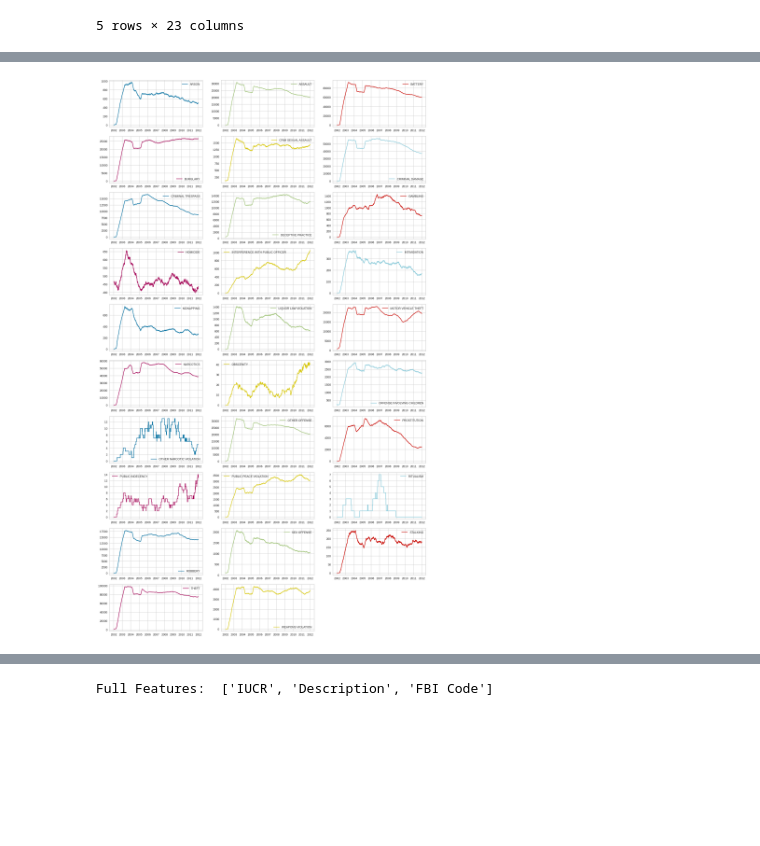
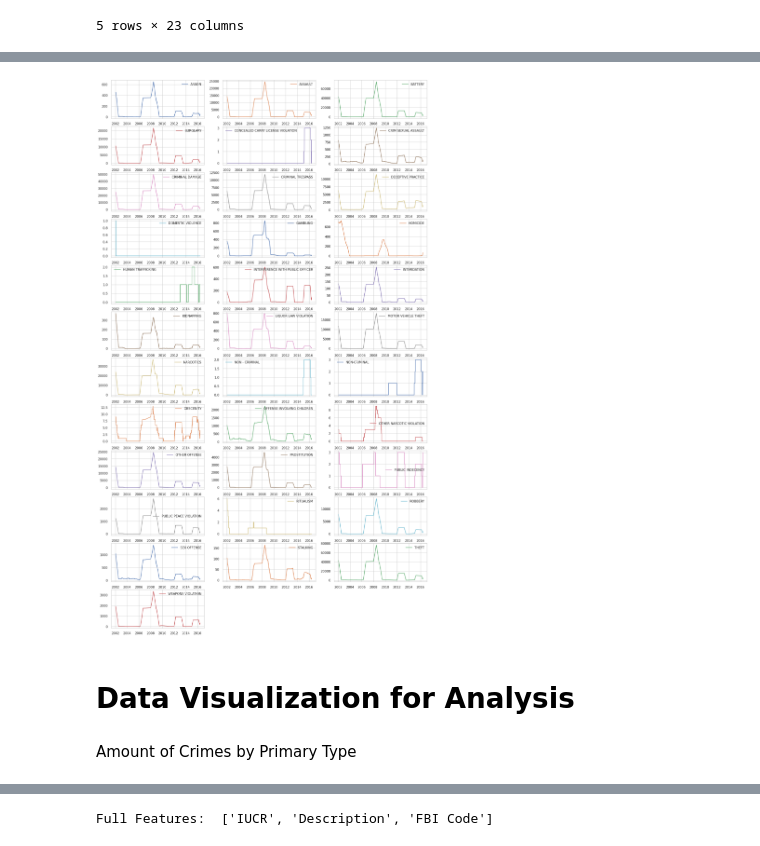
Before and after one commit to AnushkaMazumdar2/Machine-Learning-Project, a Jupyter notebook: ML_Project.ipynb, the cells around one changed output, grey strips where cells are left out. Cells and saved outputs as stored; diff of their text form; code cells hidden in the pictures; blank space fills up the shorter version.

```diff
--- a/ML_Project.ipynb
+++ b/ML_Project.ipynb
@@ -51,8 +31,7 @@ Drive already mounted at /content/drive; to attempt to forcibly remount, call dr
 # %%
 import csv
 df1 = pd.read_csv('/content/Chicago_Crimes_2001_to_2004.csv',error_bad_lines=False)
-df2 = pd.read_csv('/content/Chicago_Crimes_2005_to_2007.csv', error_bad_lines=False)
+df2 = pd.read_csv('/content/Chicago_Crimes_2005_to_2007.csv', error_bad_lines=False,engine="python")
 df3 = pd.read_csv('/content/Chicago_Crimes_2008_to_2011.csv',error_bad_lines=False,engine="python")
-#df4 = pd.read_csv('/content/Chicago_Crimes_2012_to_2017.csv', error_bad_lines=False)
-data = pd.concat([df1, df2, df3], ignore_index=False, axis=0)
+df4 = pd.read_csv('/content/Chicago_Crimes_2012_to_2017.csv',error_bad_lines=False)
 # %% [output]
@@ -59,0 +39,2 @@ Skipping line 386448: unexpected end of data
+# %%
+data1 = pd.concat([df1,df2,df3,df4],ignore_index=False, axis=0)
@@ -175,6 +172,6 @@ data.head()
 # %%
-crimes_count_date = data.pivot_table('ID', aggfunc=np.size, columns='Primary Type', index=data.index.date, fill_value=0)
+crimes_count_date = data1.pivot_table('ID', aggfunc=np.size, columns='Primary Type', index=data1.index.date, fill_value=0)
 crimes_count_date.index = pd.DatetimeIndex(crimes_count_date.index)
 plo = crimes_count_date.rolling(365).sum().plot(figsize=(20, 35), subplots=True, layout=(-1, 3), sharex=False, sharey=False)
 # %% [output]
-[figure, old version]
+[figure, new version]
@@ -189,6 +183,10 @@ data.drop(data.index [data[ 'Primary Type' ] == 'NON-CRIMINAL' ] , inplace = Tru
 data.drop(data.index [data[ 'Primary Type' ] == 'NON - CRIMINAL' ] , inplace = True)
 data.drop(data.index [data[ 'Primary Type' ] == 'OBSCENITY' ] , inplace = True)
 data.drop(data.index [data[ 'Primary Type' ] == 'CONCEALED CARRY LICENSE VIOLATION' ] , inplace = True)
+# %% [markdown]
+# **Data Visualization for Analysis**
+# %% [markdown]
+Amount of Crimes by Primary Type
 # %%
 pl.figure(figsize=(14,10))
 pl.title('Amount of Crimes by Primary Type')
```
Also changed, not shown: parts of 88 cells of this notebook.
